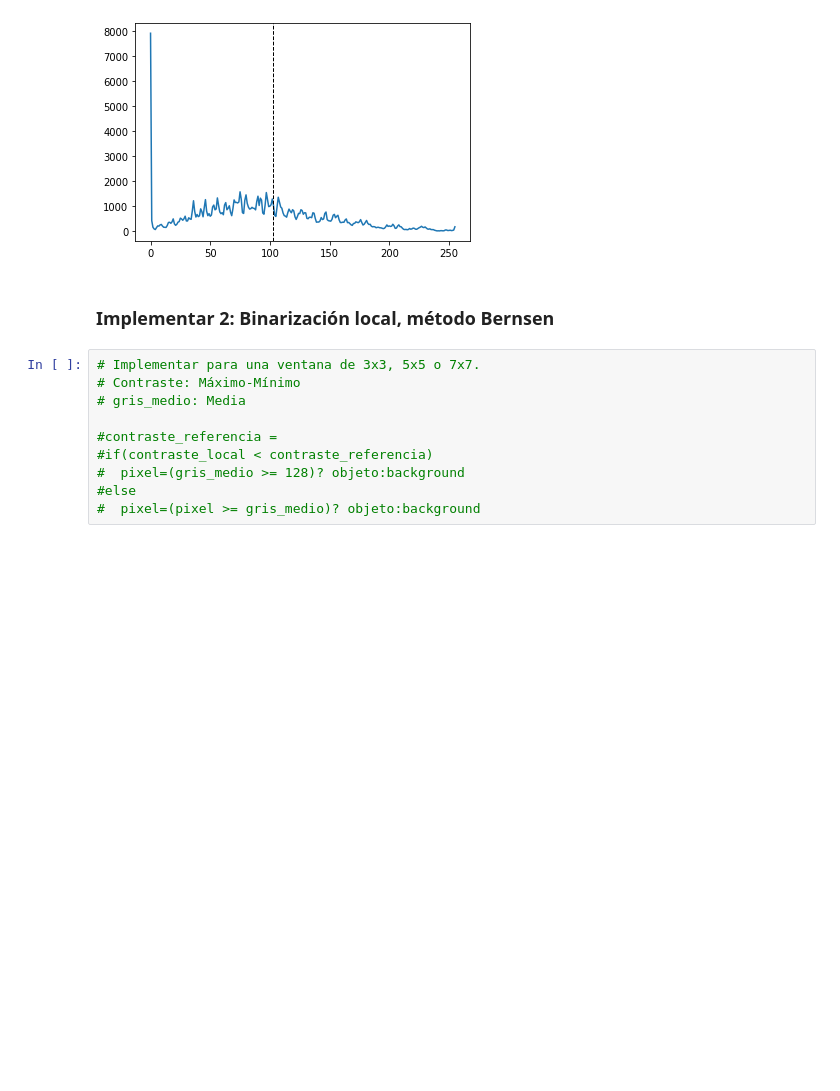
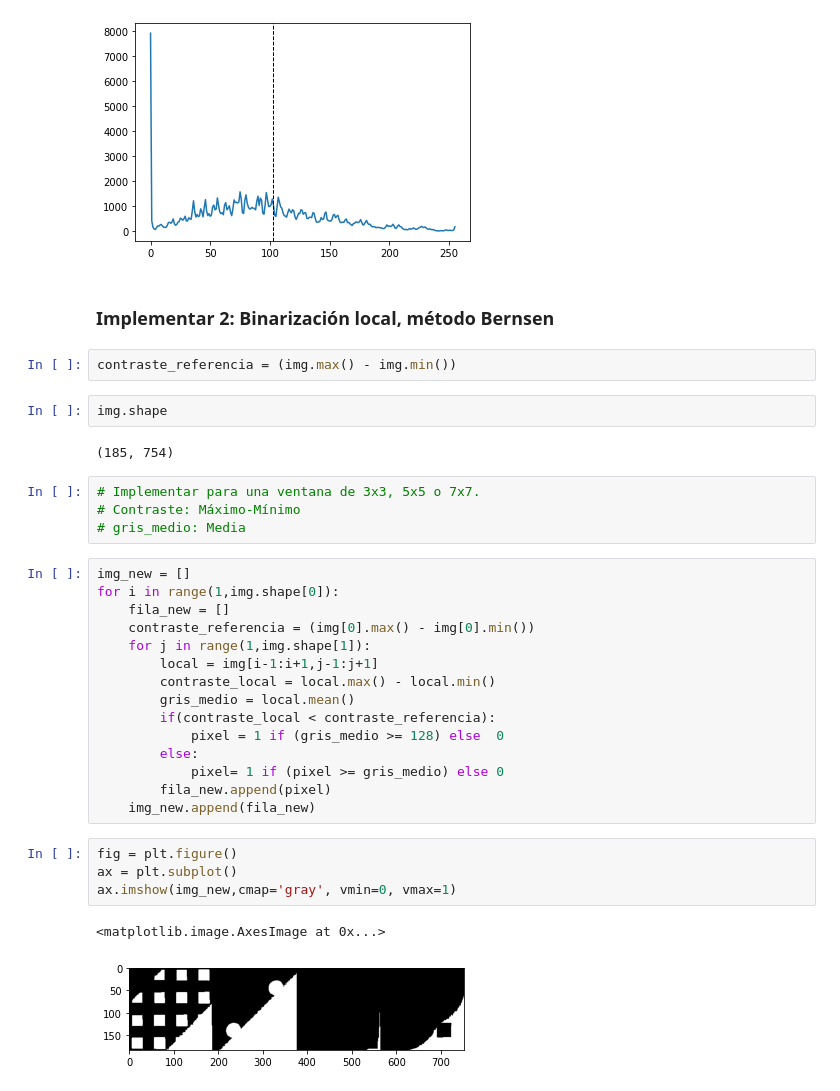
Before and after one commit to Elianagam/FundRobotica, a Jupyter notebook: balance/Binarizacion.ipynb, the cells around one changed output. Cells and saved outputs as stored; diff of their text form; blank space fills up the shorter version.

```diff
--- a/balance/Binarizacion.ipynb
+++ b/balance/Binarizacion.ipynb
@@ -102,13 +102,35 @@ fig.show()
 [figure]
 # %% [markdown]
 ### Implementar 2: Binarización local, método Bernsen
+# %%
+contraste_referencia = (img.max() - img.min())
+# %%
+img.shape
+# %% [output]
+(185, 754)
 # %%
 # Implementar para una ventana de 3x3, 5x5 o 7x7.
 # Contraste: Máximo-Mínimo
 # gris_medio: Media
-
-#contraste_referencia =
-#if(contraste_local < contraste_referencia)
-#  pixel=(gris_medio >= 128)? objeto:background
-#else
-#  pixel=(pixel >= gris_medio)? objeto:background
+# %%
+img_new = []
+for i in range(1,img.shape[0]):
+    fila_new = []
+    contraste_referencia = (img[0].max() - img[0].min())
+    for j in range(1,img.shape[1]):
+        local = img[i-1:i+1,j-1:j+1]
+        contraste_local = local.max() - local.min()
+        gris_medio = local.mean()
+        if(contraste_local < contraste_referencia):
+            pixel = 1 if (gris_medio >= 128) else  0
+        else:
+            pixel= 1 if (pixel >= gris_medio) else 0
+        fila_new.append(pixel)
+    img_new.append(fila_new)
+# %%
+fig = plt.figure()
+ax = plt.subplot()
+ax.imshow(img_new,cmap='gray', vmin=0, vmax=1)
+# %% [output]
+<matplotlib.image.AxesImage at 0x...>
+[figure, added]
```
